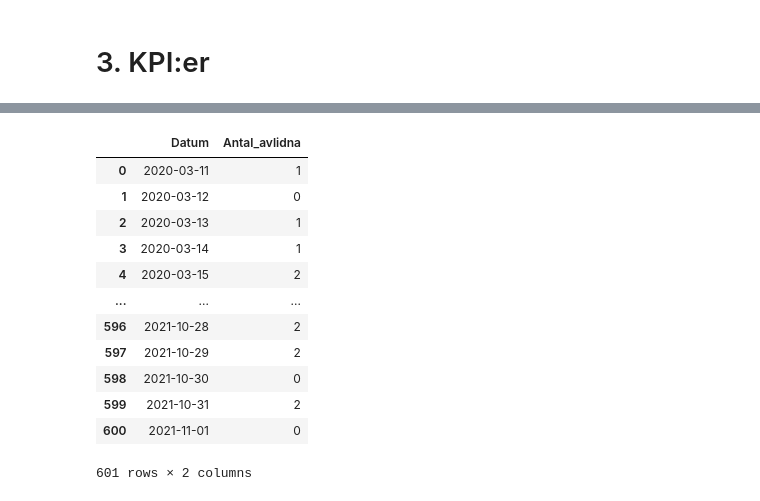
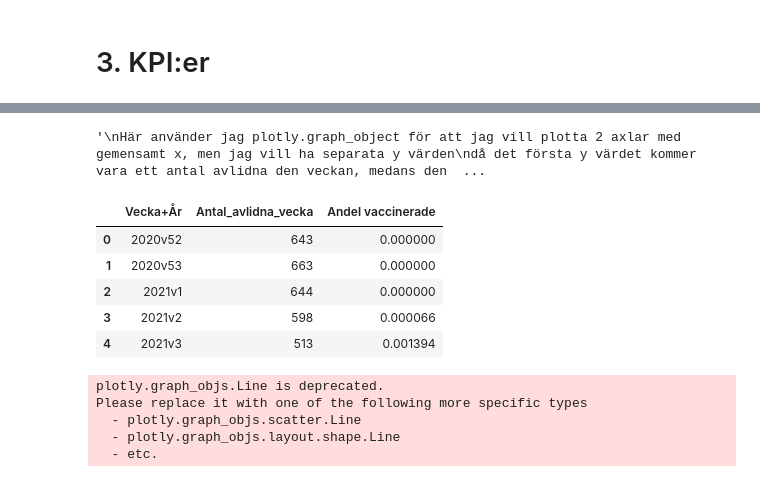
Before and after one commit to LukasKallstrom/databehandling_Lukas_Kallstrom, a Jupyter notebook: Labs/L1-Covid/covid.ipynb, the cells around one changed output, grey strips where cells are left out. Saved outputs shown, nothing was run; the diff lists cells and outputs as text; code cells hidden in the pictures.

```diff
--- a/Labs/L1-Covid/covid.ipynb
+++ b/Labs/L1-Covid/covid.ipynb
@@ -262,16 +283,63 @@ px.line(antalet_färdigvacc, "Vecka+År", "Antal vaccinationer")
-# %%
-antal_avlidna_df
-# %% [output]
-|  | Datum | Antal_avlidna |
-| 0 | 2020-03-11 | 1 |
-| 1 | 2020-03-12 | 0 |
-| 2 | 2020-03-13 | 1 |
-| 3 | 2020-03-14 | 1 |
-| 4 | 2020-03-15 | 2 |
-| ... | ... | ... |
-| 596 | 2021-10-28 | 2 |
-| 597 | 2021-10-29 | 2 |
-| 598 | 2021-10-30 | 0 |
-| 599 | 2021-10-31 | 2 |
-| 600 | 2021-11-01 | 0 |
-601 rows × 2 columns
+# %%
+import plotly.graph_objects as go
+from plotly.subplots import make_subplots
+"""
+Här använder jag plotly.graph_object för att jag vill plotta 2 axlar med gemensamt x, men jag vill ha separata y värden
+då det första y värdet kommer vara ett antal avlidna den veckan, medans den andra plotten kommer vara ett procent-tal
+"""
+# %% [output]
+'\nHär använder jag plotly.graph_object för att jag vill plotta 2 axlar med gemensamt x, men jag vill ha separata y värden\ndå det första y värdet kommer vara ett antal avlidna den veckan, medans den  ...
+# %%
+"""Läser in filerna"""
+
+antalet_färdigvacc_df = pd.read_excel("data/Data-Vaccine.xlsx", sheet_name="Vaccinerade tidsserie")
+antal_avlidna_df = pd.read_excel("data/Data-Covid19.xlsx", sheet_name="Veckodata Riket")
+# %%
+"""Städar datan, tar bort data som stör visualiseringen och väljer ett nytt gemensamt namn för datum columnen"""
+
+antalet_färdigvacc_df = antalet_färdigvacc_df[antalet_färdigvacc_df["Region"] == "| Sverige |"]
+antalet_färdigvacc_df = antalet_färdigvacc_df[antalet_färdigvacc_df["Vaccinationsstatus"]=="Färdigvaccinerade"]
+antalet_färdigvacc_df["Vecka+År"] = antalet_färdigvacc_df["År"].astype("str") +"v"+ antalet_färdigvacc_df["Vecka"].astype("str")
+
+antal_avlidna_df["Vecka+År"] = antal_avlidna_df["år"].astype("str") +"v"+ antal_avlidna_df["veckonummer"].astype("str")
+# %%
+"""Mergar datan till 1 frame för att få datumen kopplade till varandra
+och tar bort all irrelevant data för enkelhetens skull"""
+
+new_df = antal_avlidna_df.merge(antalet_färdigvacc_df)
+new_df = new_df.filter(["Vecka+År", "Antal_avlidna_vecka", "Andel vaccinerade"])
+new_df.head()
+# %% [output]
+|  | Vecka+År | Antal_avlidna_vecka | Andel vaccinerade |
+| 0 | 2020v52 | 643 | 0.000000 |
+| 1 | 2020v53 | 663 | 0.000000 |
+| 2 | 2021v1 | 644 | 0.000000 |
+| 3 | 2021v2 | 598 | 0.000066 |
+| 4 | 2021v3 | 513 | 0.001394 |
+# %%
+"""Plottar och sparar datan"""
+"""https://plotly.com/python/multiple-axes/"""
+
+fig = make_subplots(specs=[[{"secondary_y": True}]])
+
+fig.add_trace(
+    go.Line(x=new_df["Vecka+År"], y=new_df["Antal_avlidna_vecka"]),
+    secondary_y=False
+)
+fig.add_trace(
+    go.Line(x=new_df["Vecka+År"], y=new_df['Andel vaccinerade']),
+    secondary_y=True
+)
+fig.update_layout(title_text="Kopplingen mellan det totala antalet vaccinerade personer och antalet avlidna/vecka 2020v52 - 2021v42")
+fig.update_xaxes(title_text="Datum")
+fig.update_yaxes(title_text="Antalet avlidna/dag", secondary_y=False)
+fig.update_yaxes(title_text="Procentuelt antal vaccinerade", secondary_y=True)
+
+fig.write_html("visualiseringar/3kpi_avlidna_och_vaccinerade.html")
+fig.show()
+# %% [output]
+plotly.graph_objs.Line is deprecated.
+Please replace it with one of the following more specific types
+  - plotly.graph_objs.scatter.Line
+  - plotly.graph_objs.layout.shape.Line
+  - etc.
```
Also changed, not shown: parts of 25 cells of this notebook.
